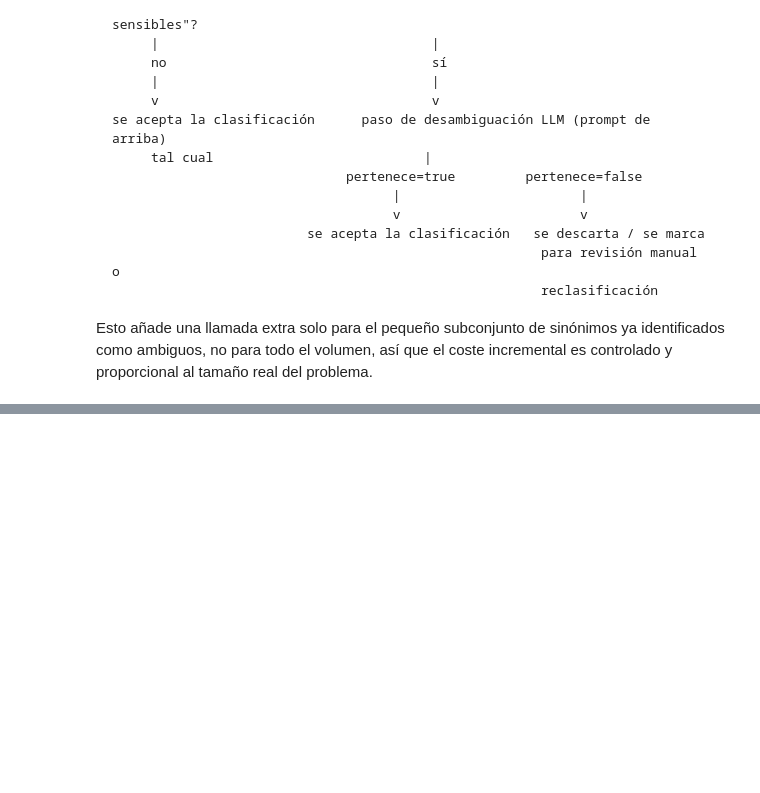
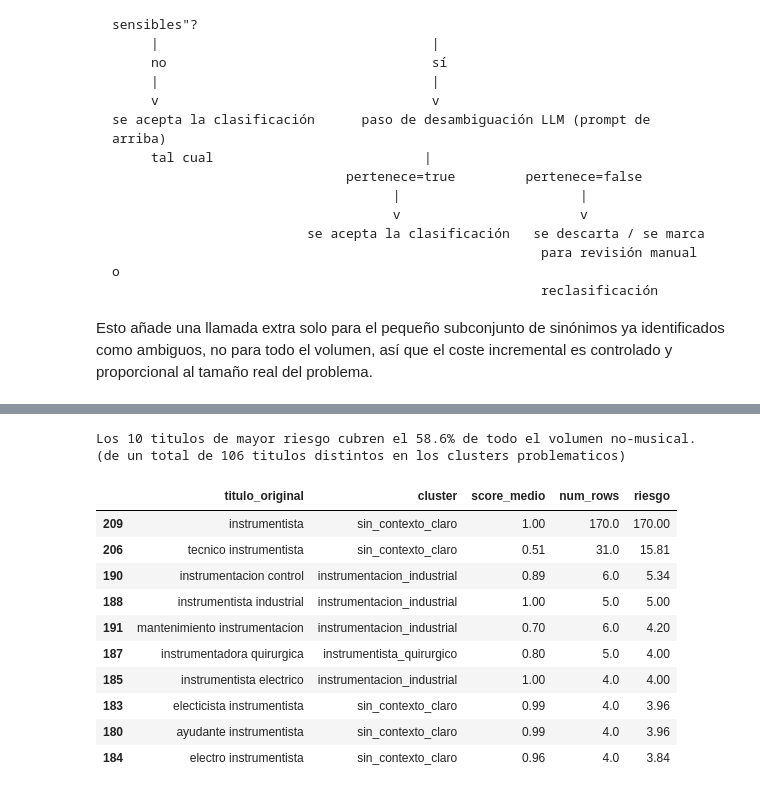
Before and after one commit to arboldeku/infojobs-caso-taxonomia, a Jupyter notebook: notebooks/analisis_taxonomia_musico.ipynb, the cells around one changed output, grey strips where cells are left out. Saved outputs shown, nothing was run; the diff lists cells and outputs as text; code cells hidden in the pictures; blank space fills up the shorter version.

```diff
--- a/notebooks/analisis_taxonomia_musico.ipynb
+++ b/notebooks/analisis_taxonomia_musico.ipynb
@@ -382,0 +401,24 @@ tamaño real del problema.
+# %%
+no_musica = df[df["cluster"].isin(["instrumentacion_industrial", "instrumentista_quirurgico", "sin_contexto_claro"])].copy()
+no_musica["riesgo"] = no_musica["num_rows"] * no_musica["score_medio"]
+
+top10 = no_musica.sort_values("riesgo", ascending=False).head(10)
+cobertura_top10 = top10["num_rows"].sum() / no_musica["num_rows"].sum()
+
+print(f"Los 10 titulos de mayor riesgo cubren el {cobertura_top10:.1%} de todo el volumen no-musical.")
+print(f"(de un total de {len(no_musica)} titulos distintos en los clusters problematicos)")
+top10[["titulo_original", "cluster", "score_medio", "num_rows", "riesgo"]]
+# %% [output]
+Los 10 titulos de mayor riesgo cubren el 58.6% de todo el volumen no-musical.
+(de un total de 106 titulos distintos en los clusters problematicos)
+|  | titulo_original | cluster | score_medio | num_rows | riesgo |
+| 209 | instrumentista | sin_contexto_claro | 1.00 | 170.0 | 170.00 |
+| 206 | tecnico instrumentista | sin_contexto_claro | 0.51 | 31.0 | 15.81 |
+| 190 | instrumentacion control | instrumentacion_industrial | 0.89 | 6.0 | 5.34 |
+| 188 | instrumentista industrial | instrumentacion_industrial | 1.00 | 5.0 | 5.00 |
+| 191 | mantenimiento instrumentacion | instrumentacion_industrial | 0.70 | 6.0 | 4.20 |
+| 187 | instrumentadora quirurgica | instrumentista_quirurgico | 0.80 | 5.0 | 4.00 |
+| 185 | instrumentista electrico | instrumentacion_industrial | 1.00 | 4.0 | 4.00 |
+| 183 | electicista instrumentista | sin_contexto_claro | 0.99 | 4.0 | 3.96 |
+| 180 | ayudante instrumentista | sin_contexto_claro | 0.99 | 4.0 | 3.96 |
+| 184 | electro instrumentista | sin_contexto_claro | 0.96 | 4.0 | 3.84 |
```
Also changed, not shown: parts of 8 cells of this notebook, 3 other files.
